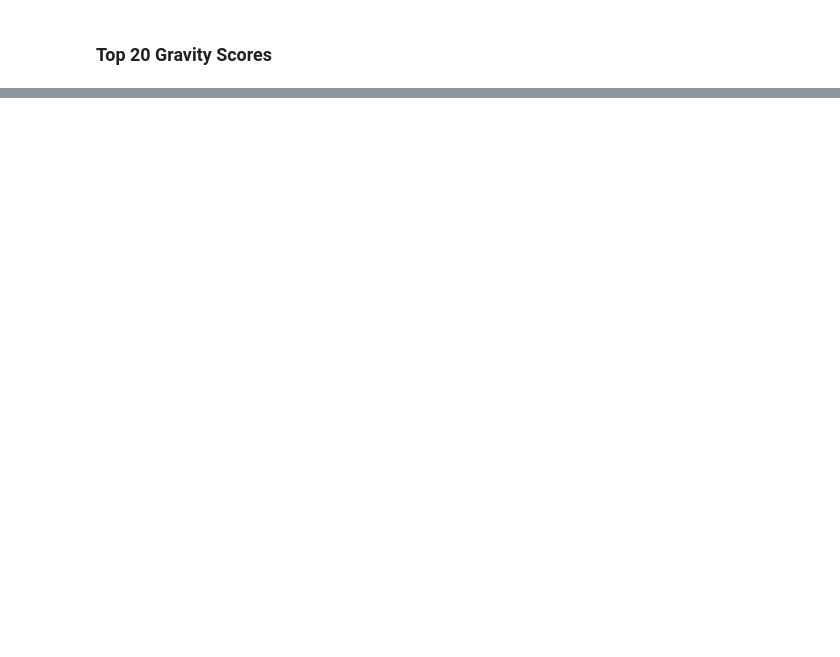
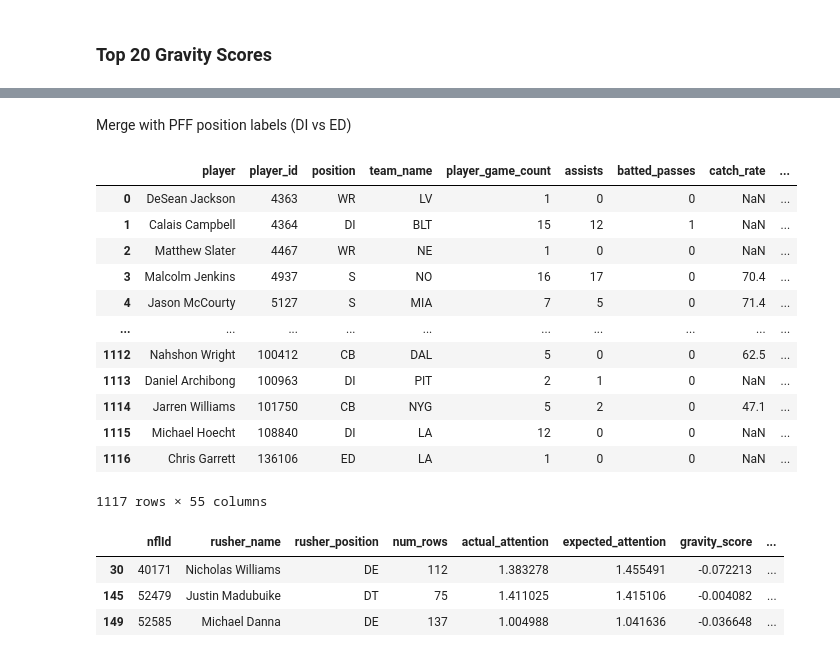
Before and after one commit to mouchatt6/BSA-Football-2026-Gravity-Metrics, a Jupyter notebook: Data Cleaning + Engineering/scripts/xgboost_model_expected_attention.ipynb, the cells around one changed output, grey strips where cells are left out. Cells and saved outputs as stored; diff of their text form; code cells hidden in the pictures; blank space fills up the shorter version.

```diff
--- a/Data Cleaning + Engineering/scripts/xgboost_model_expected_attention.ipynb
+++ b/Data Cleaning + Engineering/scripts/xgboost_model_expected_attention.ipynb
@@ -398,0 +413,19 @@ top_20_gravity_scores
+# %% [markdown]
+Merge with PFF position labels (DI vs ED)
+# %%
+pff_2021 = pd.read_csv("../cleaned_csv/pff_position_data.csv")
+pff_2021
+# %% [output]
+|  | player | player_id | position | team_name | player_game_count | assists | batted_passes | catch_rate | ... |
+| 0 | DeSean Jackson | 4363 | WR | LV | 1 | 0 | 0 | NaN | ... |
+| 1 | Calais Campbell | 4364 | DI | BLT | 15 | 12 | 1 | NaN | ... |
+| 2 | Matthew Slater | 4467 | WR | NE | 1 | 0 | 0 | NaN | ... |
+| 3 | Malcolm Jenkins | 4937 | S | NO | 16 | 17 | 0 | 70.4 | ... |
+| 4 | Jason McCourty | 5127 | S | MIA | 7 | 5 | 0 | 71.4 | ... |
+| ... | ... | ... | ... | ... | ... | ... | ... | ... | ... |
+| 1112 | Nahshon Wright | 100412 | CB | DAL | 5 | 0 | 0 | 62.5 | ... |
+| 1113 | Daniel Archibong | 100963 | DI | PIT | 2 | 1 | 0 | NaN | ... |
+| 1114 | Jarren Williams | 101750 | CB | NYG | 5 | 2 | 0 | 47.1 | ... |
+| 1115 | Michael Hoecht | 108840 | DI | LA | 12 | 0 | 0 | NaN | ... |
+| 1116 | Chris Garrett | 136106 | ED | LA | 1 | 0 | 0 | NaN | ... |
+1117 rows × 55 columns
@@ -398,0 +636,7 @@ top_20_gravity_scores
+# %%
+df_merged[df_merged["position"].isna()]
+# %% [output]
+|  | nflId | rusher_name | rusher_position | num_rows | actual_attention | expected_attention | gravity_score | ... |
+| 30 | 40171 | Nicholas Williams | DE | 112 | 1.383278 | 1.455491 | -0.072213 | ... |
+| 145 | 52479 | Justin Madubuike | DT | 75 | 1.411025 | 1.415106 | -0.004082 | ... |
+| 149 | 52585 | Michael Danna | DE | 137 | 1.004988 | 1.041636 | -0.036648 | ... |
```
Also changed, not shown: parts of 16 cells of this notebook, 5 other files.
